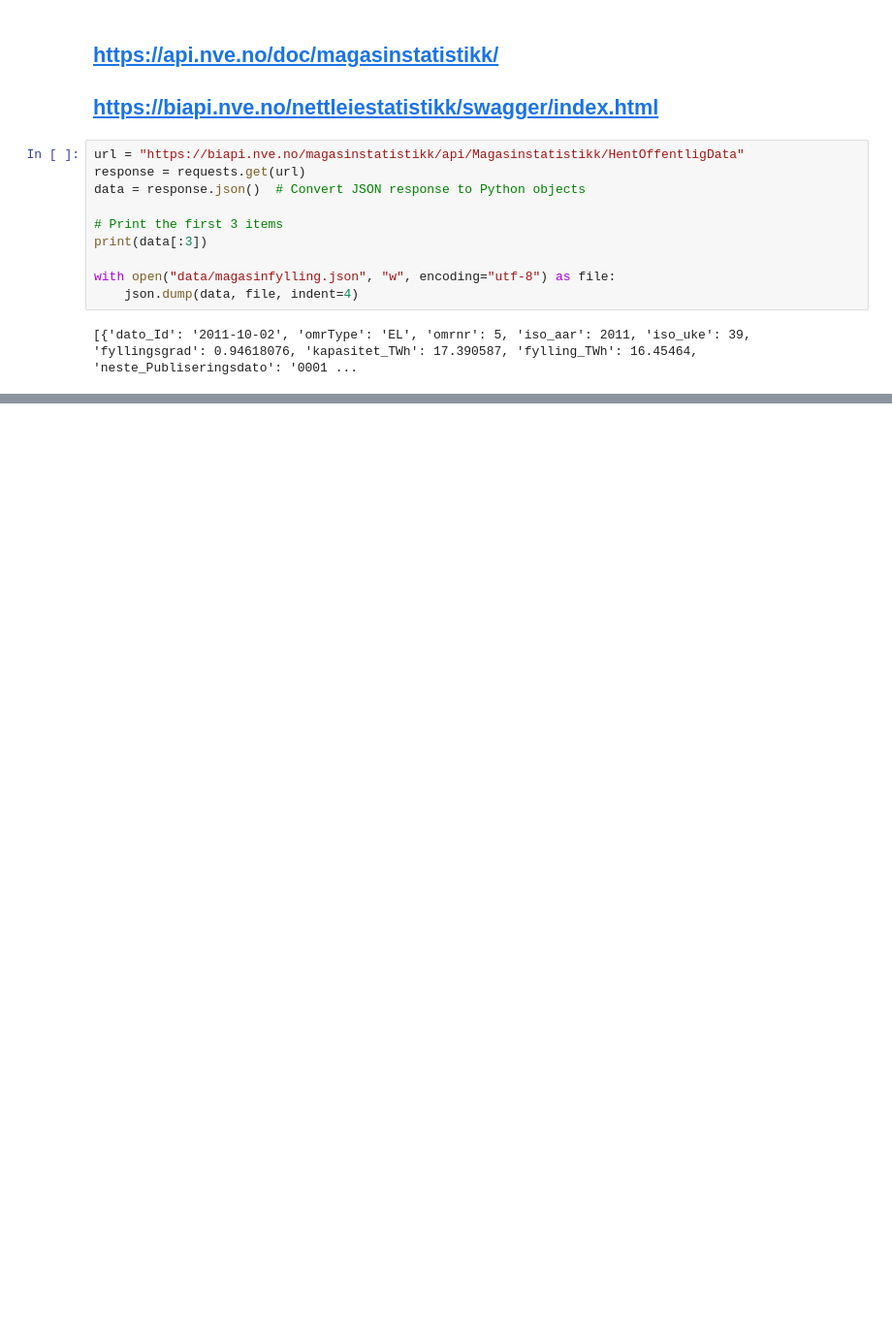
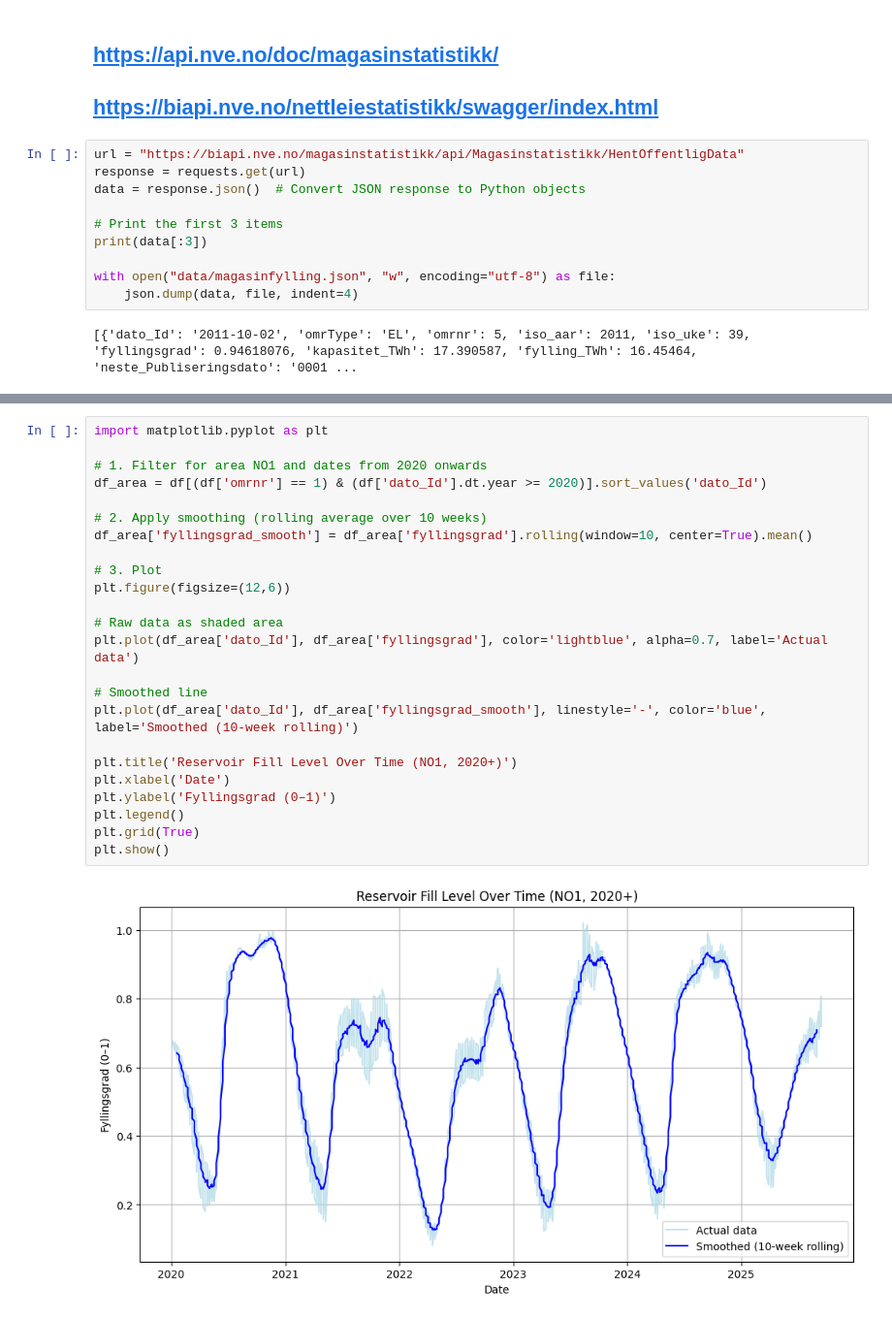
Before and after one commit to BI-DS/GRA4157, a Jupyter notebook: lectures/04-pandas/04-pandas.ipynb, the cells around one changed output, grey strips where cells are left out. Shown at 97% size. Saved outputs shown, nothing was run; the diff lists cells and outputs as text; blank space fills up the shorter version.

```diff
--- a/lectures/04-pandas/04-pandas.ipynb
+++ b/lectures/04-pandas/04-pandas.ipynb
@@ -1936,0 +1964,26 @@ with open("data/magasinfylling.json", "w", encoding="utf-8") as file:
+# %%
+import matplotlib.pyplot as plt
+
+# 1. Filter for area NO1 and dates from 2020 onwards
+df_area = df[(df['omrnr'] == 1) & (df['dato_Id'].dt.year >= 2020)].sort_values('dato_Id')
+
+# 2. Apply smoothing (rolling average over 10 weeks)
+df_area['fyllingsgrad_smooth'] = df_area['fyllingsgrad'].rolling(window=10, center=True).mean()
+
+# 3. Plot
+plt.figure(figsize=(12,6))
+
+# Raw data as shaded area
+plt.plot(df_area['dato_Id'], df_area['fyllingsgrad'], color='lightblue', alpha=0.7, label='Actual data')
+
+# Smoothed line
+plt.plot(df_area['dato_Id'], df_area['fyllingsgrad_smooth'], linestyle='-', color='blue', label='Smoothed (10-week rolling)')
+
+plt.title('Reservoir Fill Level Over Time (NO1, 2020+)')
+plt.xlabel('Date')
+plt.ylabel('Fyllingsgrad (0–1)')
+plt.legend()
+plt.grid(True)
+plt.show()
+# %% [output]
+[figure, added]
```
Also changed, not shown: parts of 6 cells of this notebook, 3 other files.
